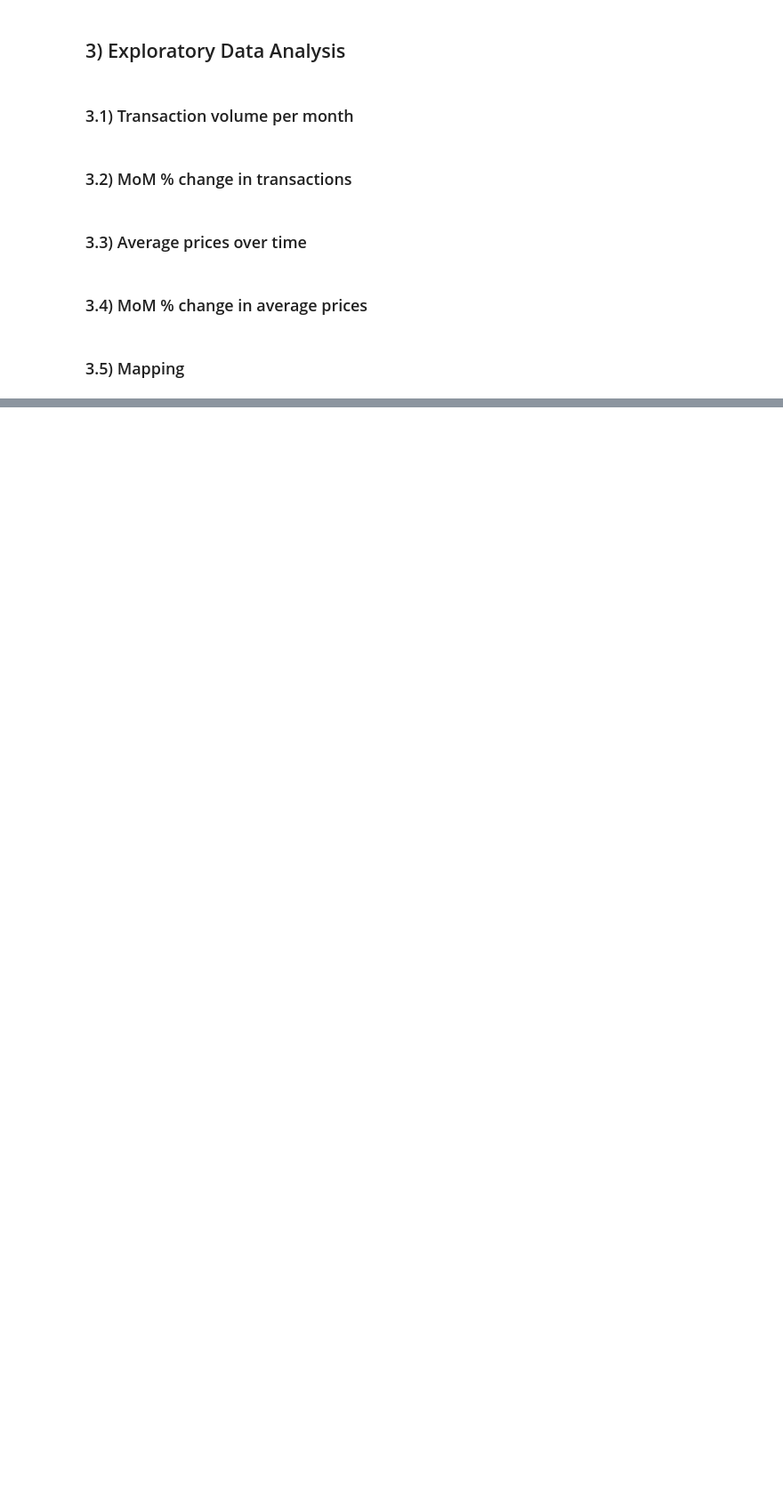
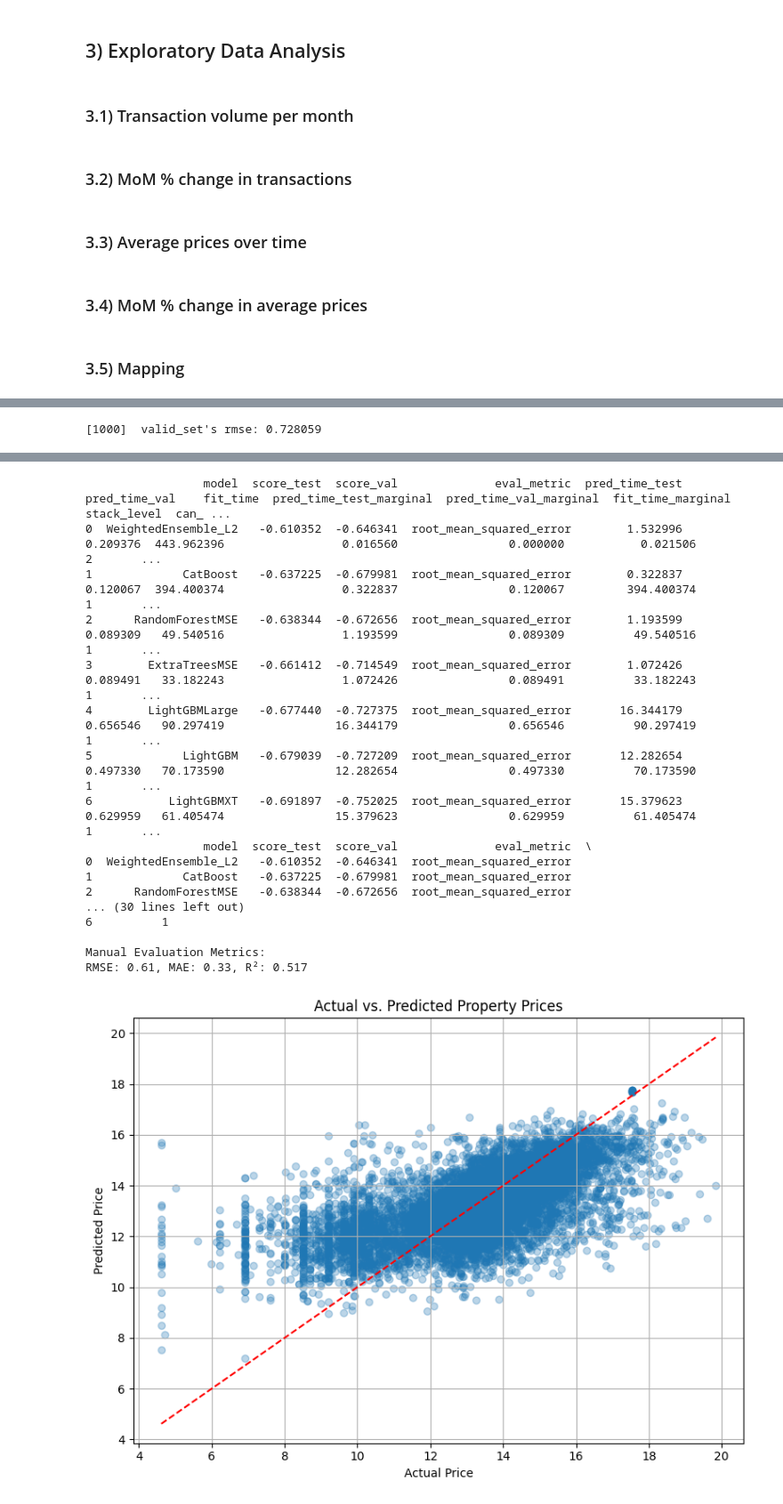
Before and after one commit to nnssvv/price_paid_data_analysis, a Jupyter notebook: Analysis_Notebook.ipynb, the cells around one changed output, grey strips where cells are left out. Shown at 89% size. Cells and saved outputs as stored; diff of their text form; code cells hidden in the pictures; blank space fills up the shorter version.

Commit message:
added modelling to notebook

```diff
--- a/Analysis_Notebook.ipynb
+++ b/Analysis_Notebook.ipynb
@@ -190,0 +209,57 @@ plot_transaction_heatmap(
+# %%
+# Target Y: price
+# Features X: year, month, property_type, post_code_area, old_new, duration, district, duration
+from autogluon.tabular import TabularPredictor
+from sklearn.model_selection import train_test_split
+from sklearn.metrics import mean_squared_error, mean_absolute_error, r2_score
+import numpy as np
+import matplotlib.pyplot as plt
+
+
+# Extract postcode area
+london_df['post_code_area'] = london_df['postcode'].str.extract(r'^([A-Z]+\d*)')
+
+# Apply log transformation
+london_df['price_log'] = np.log1p(london_df['price'])  # log1p handles 0s safely
+
+# Select relevant columns and drop missing values
+df = london_df[['price_log', 'year', 'month', 'property_type', 'postcode', 'old_new', 'duration', 'district']].dropna()
+
+# Ensure categorical types
+categorical_cols = ['property_type', 'postcode', 'old_new', 'duration', 'district']
+for col in categorical_cols:
+    df[col] = df[col].astype('category')
+
+# Split into train/test sets
+train_data, test_data = train_test_split(df, test_size=0.2, random_state=42)
+
+# Train model
+predictor = TabularPredictor(label='price_log').fit(train_data=train_data)
+
+# Leaderboard (evaluates on test set if provided)
+print(predictor.leaderboard(test_data, silent=False))
+
+# Evaluate performance on test set
+performance = predictor.evaluate(test_data)
+
+# Manual metrics (optional)
+y_true = test_data['price_log']
+y_pred = predictor.predict(test_data)
+
+rmse = np.sqrt(mean_squared_error(y_true, y_pred))
+mae = mean_absolute_error(y_true, y_pred)
+r2 = r2_score(y_true, y_pred)
+
+print(f"\nManual Evaluation Metrics:\nRMSE: {rmse:.2f}, MAE: {mae:.2f}, R²: {r2:.3f}")
+
+# Plot actual vs. predicted
+plt.figure(figsize=(8, 6))
+plt.scatter(y_true, y_pred, alpha=0.3)
+plt.xlabel("Actual Price")
+plt.ylabel("Predicted Price")
+plt.title("Actual vs. Predicted Property Prices")
+plt.plot([y_true.min(), y_true.max()], [y_true.min(), y_true.max()], 'r--')
+plt.grid(True)
+plt.tight_layout()
+plt.show()
+# %% [output]
@@ -190,0 +318 @@ plot_transaction_heatmap(
+[1000]  valid_set's rmse: 0.728059
@@ -190,0 +329,18 @@ plot_transaction_heatmap(
+                 model  score_test  score_val              eval_metric  pred_time_test  pred_time_val    fit_time  pred_time_test_marginal  pred_time_val_marginal  fit_time_marginal  stack_level  can_ ...
+0  WeightedEnsemble_L2   -0.610352  -0.646341  root_mean_squared_error        1.532996       0.209376  443.962396                 0.016560                0.000000           0.021506            2       ...
+1             CatBoost   -0.637225  -0.679981  root_mean_squared_error        0.322837       0.120067  394.400374                 0.322837                0.120067         394.400374            1       ...
+2      RandomForestMSE   -0.638344  -0.672656  root_mean_squared_error        1.193599       0.089309   49.540516                 1.193599                0.089309          49.540516            1       ...
+3        ExtraTreesMSE   -0.661412  -0.714549  root_mean_squared_error        1.072426       0.089491   33.182243                 1.072426                0.089491          33.182243            1       ...
+4        LightGBMLarge   -0.677440  -0.727375  root_mean_squared_error       16.344179       0.656546   90.297419                16.344179                0.656546          90.297419            1       ...
+5             LightGBM   -0.679039  -0.727209  root_mean_squared_error       12.282654       0.497330   70.173590                12.282654                0.497330          70.173590            1       ...
+6           LightGBMXT   -0.691897  -0.752025  root_mean_squared_error       15.379623       0.629959   61.405474                15.379623                0.629959          61.405474            1       ...
+                 model  score_test  score_val              eval_metric  \
+0  WeightedEnsemble_L2   -0.610352  -0.646341  root_mean_squared_error
+1             CatBoost   -0.637225  -0.679981  root_mean_squared_error
+2      RandomForestMSE   -0.638344  -0.672656  root_mean_squared_error
+... (30 lines left out)
+6          1
+
+Manual Evaluation Metrics:
+RMSE: 0.61, MAE: 0.33, R²: 0.517
+[figure, added]
```
Also changed, not shown: parts of 5 cells of this notebook, 3 other files.
